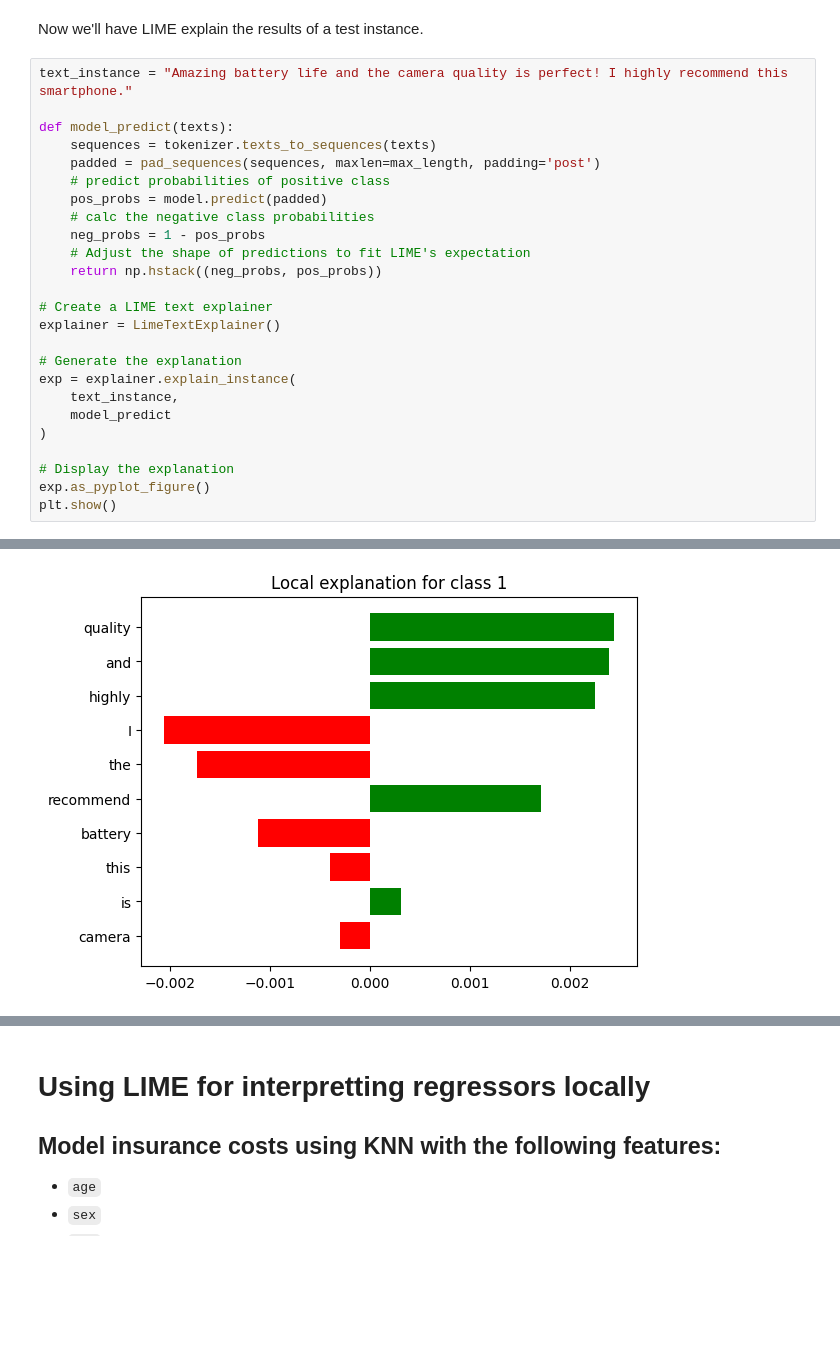
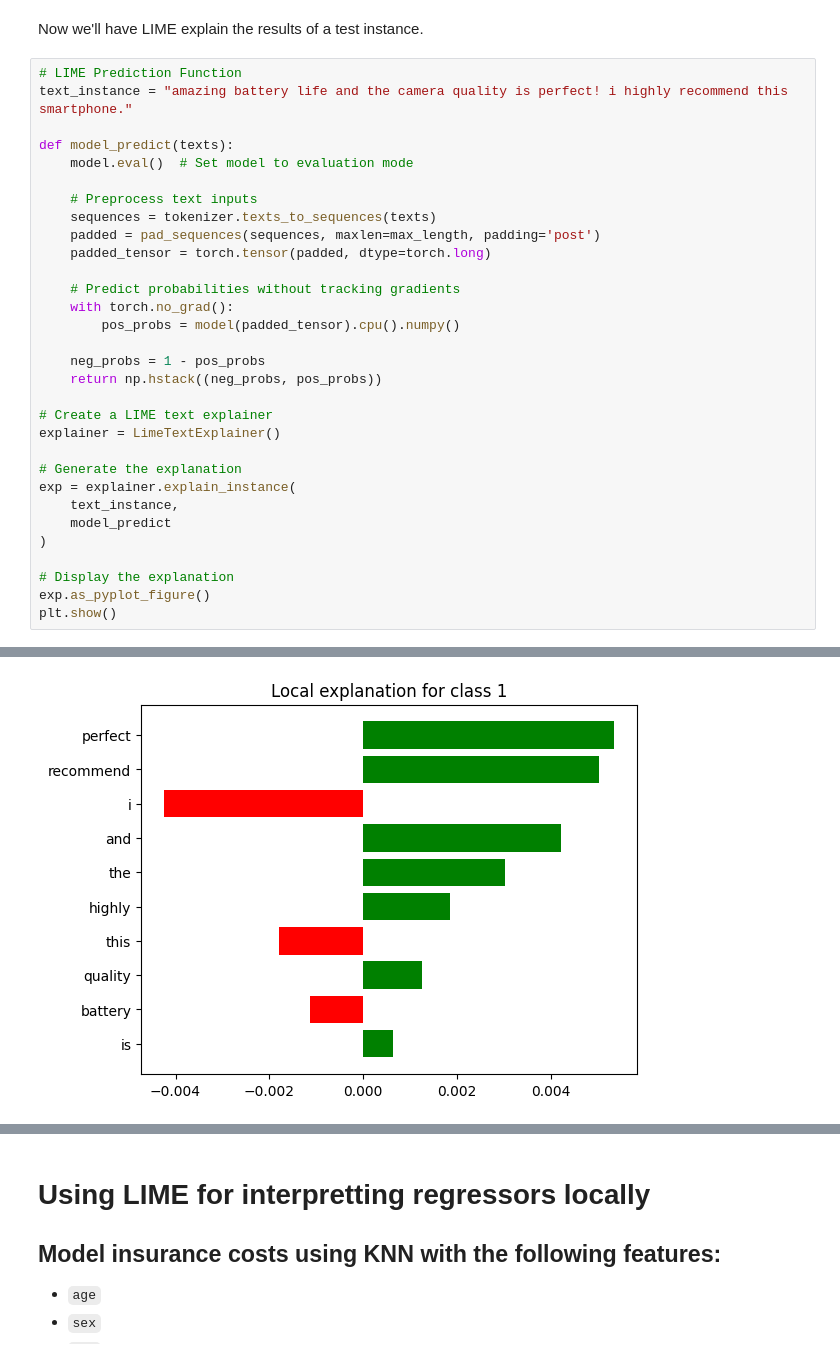
Before and after one commit to MichaelSzczepaniak/MLAIProjects, a Jupyter notebook: ExplainableML/ExplainableML.ipynb, the cells around one changed output, grey strips where cells are left out. Saved outputs shown, nothing was run; the diff lists cells and outputs as text; blank space fills up the shorter version.

Commit message:
convert text explainer example from tensorflow to pytorch

```diff
--- a/ExplainableML/ExplainableML.ipynb
+++ b/ExplainableML/ExplainableML.ipynb
@@ -1000,16 +1031,22 @@ model.fit(X_train_padded, y_train, epochs=5, batch_size=32, verbose=0)
 # %% [markdown]
 Now we'll have LIME explain the results of a test instance.
 # %%
-text_instance = "Amazing battery life and the camera quality is perfect! I highly recommend this smartphone."
+# LIME Prediction Function
+text_instance = "amazing battery life and the camera quality is perfect! i highly recommend this smartphone."
 
 def model_predict(texts):
+    model.eval()  # Set model to evaluation mode
+
+    # Preprocess text inputs
     sequences = tokenizer.texts_to_sequences(texts)
     padded = pad_sequences(sequences, maxlen=max_length, padding='post')
-    # predict probabilities of positive class
-    pos_probs = model.predict(padded)
-    # calc the negative class probabilities
+    padded_tensor = torch.tensor(padded, dtype=torch.long)
+
+    # Predict probabilities without tracking gradients
+    with torch.no_grad():
+        pos_probs = model(padded_tensor).cpu().numpy()
+
     neg_probs = 1 - pos_probs
-    # Adjust the shape of predictions to fit LIME's expectation
     return np.hstack((neg_probs, pos_probs))
 
 # Create a LIME text explainer
@@ -1029,4 +1065,4 @@ plt.show()
-[figure, old version]
+[figure, new version]
 # %% [markdown]
 ## Explaining food image predictions
 
```
Also changed, not shown: parts of 11 cells of this notebook.
